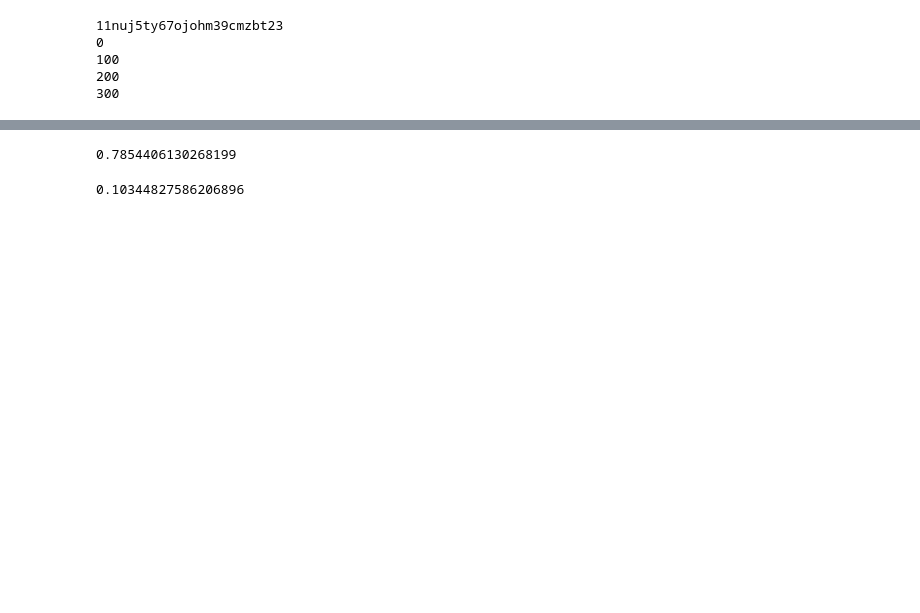
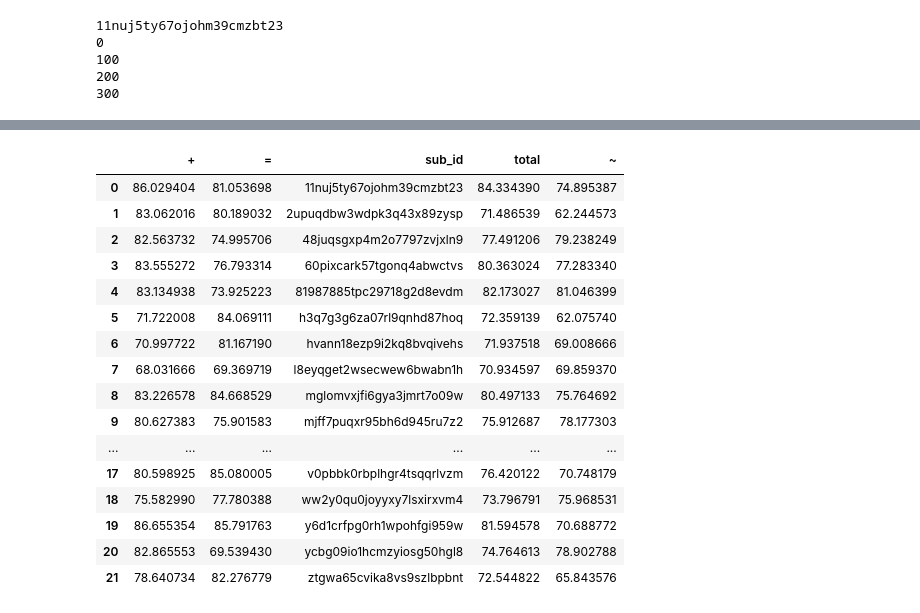
Before and after one commit to NIMH-MLT/SUPREME, a Jupyter notebook: Analysis/Flanker/dev_post_preds.ipynb, the cells around one changed output, grey strips where cells are left out. Saved outputs shown, nothing was run; the diff lists cells and outputs as text; code cells hidden in the pictures; blank space fills up the shorter version.

```diff
--- a/Analysis/Flanker/dev_post_preds.ipynb
+++ b/Analysis/Flanker/dev_post_preds.ipynb
@@ -241,8 +175,0 @@ ppres = pd.DataFrame(ppres)
-# %%
-(ppres['~'] > dat_scores['~']).mean()
-# %% [output]
-0.7854406130268199
-# %%
-(ppres['total'] > dat_scores['total']).mean()
-# %% [output]
-0.10344827586206896
@@ -248,0 +178,3 @@ ppres = pd.DataFrame(ppres)
+# %%
+all_dat_scores_df = pd.DataFrame(all_dat_scores)
+all_dat_scores_df.to_csv('/cogmood/data/derivatives/model_res/scores.tsv', index=None, sep='\t')
@@ -248,0 +184,20 @@ ppres = pd.DataFrame(ppres)
+# %%
+all_dat_scores_df
+# %% [output]
+|  | + | = | sub_id | total | ~ |
+| 0 | 86.029404 | 81.053698 | 11nuj5ty67ojohm39cmzbt23 | 84.334390 | 74.895387 |
+| 1 | 83.062016 | 80.189032 | 2upuqdbw3wdpk3q43x89zysp | 71.486539 | 62.244573 |
+| 2 | 82.563732 | 74.995706 | 48juqsgxp4m2o7797zvjxln9 | 77.491206 | 79.238249 |
+| 3 | 83.555272 | 76.793314 | 60pixcark57tgonq4abwctvs | 80.363024 | 77.283340 |
+| 4 | 83.134938 | 73.925223 | 81987885tpc29718g2d8evdm | 82.173027 | 81.046399 |
+| 5 | 71.722008 | 84.069111 | h3q7g3g6za07rl9qnhd87hoq | 72.359139 | 62.075740 |
+| 6 | 70.997722 | 81.167190 | hvann18ezp9i2kq8bvqivehs | 71.937518 | 69.008666 |
+| 7 | 68.031666 | 69.369719 | l8eyqget2wsecwew6bwabn1h | 70.934597 | 69.859370 |
+| 8 | 83.226578 | 84.668529 | mglomvxjfi6gya3jmrt7o09w | 80.497133 | 75.764692 |
+| 9 | 80.627383 | 75.901583 | mjff7puqxr95bh6d945ru7z2 | 75.912687 | 78.177303 |
+| ... | ... | ... | ... | ... | ... |
+| 17 | 80.598925 | 85.080005 | v0pbbk0rbplhgr4tsqqrlvzm | 76.420122 | 70.748179 |
+| 18 | 75.582990 | 77.780388 | ww2y0qu0joyyxy7lsxirxvm4 | 73.796791 | 75.968531 |
+| 19 | 86.655354 | 85.791763 | y6d1crfpg0rh1wpohfgi959w | 81.594578 | 70.688772 |
+| 20 | 82.865553 | 69.539430 | ycbg09io1hcmzyiosg50hgl8 | 74.764613 | 78.902788 |
+| 21 | 78.640734 | 82.276779 | ztgwa65cvika8vs9szlbpbnt | 72.544822 | 65.843576 |
```
Also changed, not shown: parts of 10 cells of this notebook.
